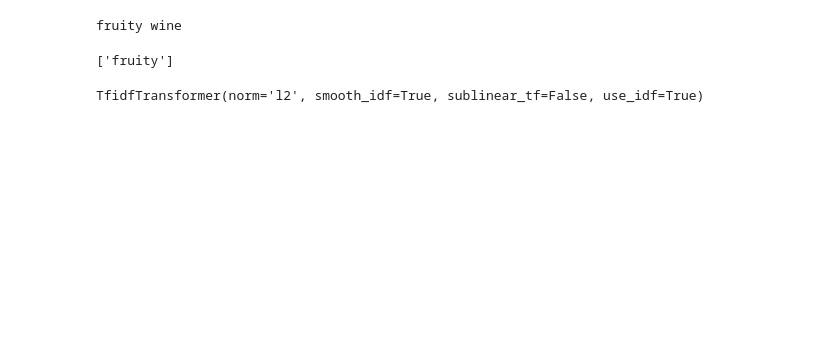
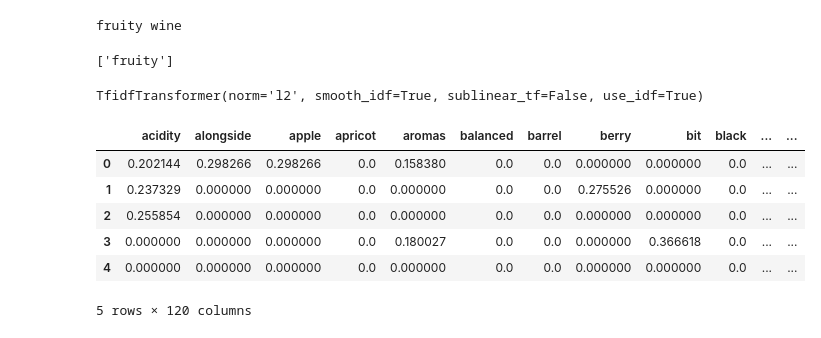
Before and after one commit to BLouie2/GA-ClassProjects, a Jupyter notebook: Wine - Final Project.ipynb, the cells around one changed output. Cells and saved outputs as stored; diff of their text form; code cells hidden in the pictures; blank space fills up the shorter version.

```diff
--- a/Wine - Final Project.ipynb
+++ b/Wine - Final Project.ipynb
@@ -479,0 +501,19 @@ X= vect.fit_transform(wine.description)
+# %%
+vect = TfidfVectorizer(min_df = 4, stop_words='english', lowercase = True, max_features=600)
+# %%
+wine_sample = wine.description[:100]
+X= vect.fit_transform(wine_sample)
+# %%
+wineX = X.toarray()
+# %%
+wine_vocab = vect.get_feature_names()
+wine_words = pd.DataFrame(wineX, columns = wine_vocab)
+wine_words.head()
+# %% [output]
+|  | acidity | alongside | apple | apricot | aromas | balanced | barrel | berry | bit | black | ... | ... |
+| 0 | 0.202144 | 0.298266 | 0.298266 | 0.0 | 0.158380 | 0.0 | 0.0 | 0.000000 | 0.000000 | 0.0 | ... | ... |
+| 1 | 0.237329 | 0.000000 | 0.000000 | 0.0 | 0.000000 | 0.0 | 0.0 | 0.275526 | 0.000000 | 0.0 | ... | ... |
+| 2 | 0.255854 | 0.000000 | 0.000000 | 0.0 | 0.000000 | 0.0 | 0.0 | 0.000000 | 0.000000 | 0.0 | ... | ... |
+| 3 | 0.000000 | 0.000000 | 0.000000 | 0.0 | 0.180027 | 0.0 | 0.0 | 0.000000 | 0.366618 | 0.0 | ... | ... |
+| 4 | 0.000000 | 0.000000 | 0.000000 | 0.0 | 0.000000 | 0.0 | 0.0 | 0.000000 | 0.000000 | 0.0 | ... | ... |
+5 rows × 120 columns
```
Also changed, not shown: parts of 11 cells of this notebook.
